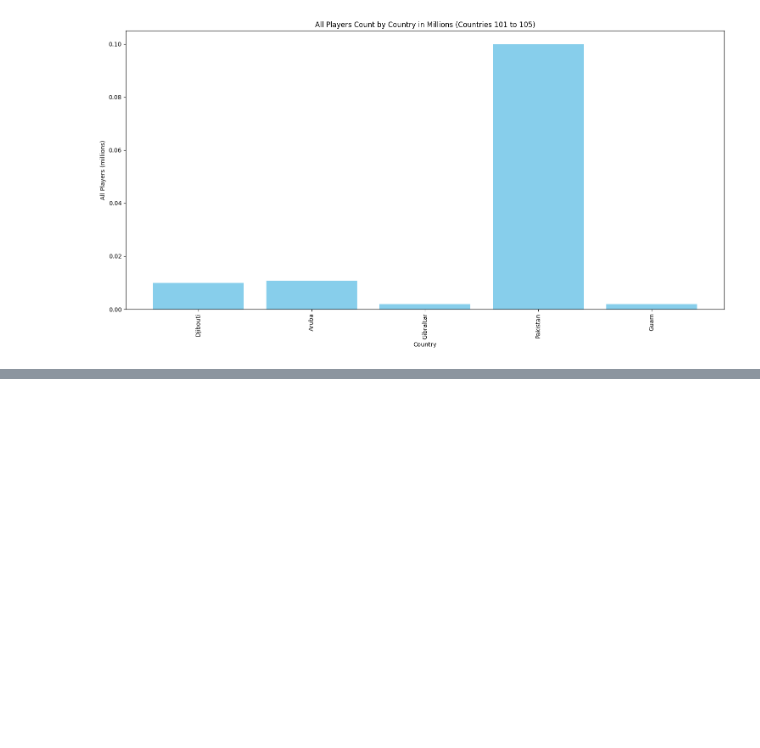
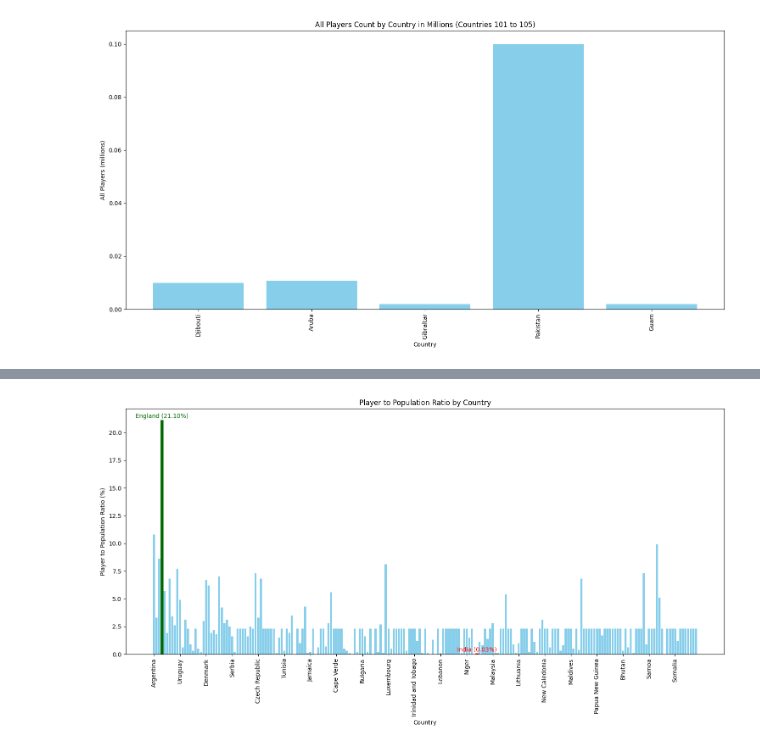
Before and after one commit to Modris12/Project_1, a Jupyter notebook: Main.ipynb, the cells around one changed output, grey strips where cells are left out. Saved outputs shown, nothing was run; the diff lists cells and outputs as text; code cells hidden in the pictures; blank space fills up the shorter version.

```diff
--- a/Main.ipynb
+++ b/Main.ipynb
@@ -888,0 +1039,45 @@ FIFA_main
+# %%
+import matplotlib.pyplot as plt
+
+# Sort the DataFrame by Rank and reset index
+FIFA_main_sorted = FIFA_main.sort_values(by='Rank').reset_index(drop=True)
+
+# Override India's percentage value to 0.03%
+if 'India' in FIFA_main_sorted['Nation'].values:
+    india_index = FIFA_main_sorted[FIFA_main_sorted['Nation'] == 'India'].index[0]
+    FIFA_main_sorted.at[india_index, 'Player to Population Ratio (%)'] = 0.03  # Set to 0.03%
+
+# Plot the data
+plt.figure(figsize=(15, 8))
+bars = plt.bar(FIFA_main_sorted['Nation'], FIFA_main_sorted['Player to Population Ratio (%)'], color='skyblue')
+
+# Function to highlight a country
+def highlight_country(country, color, edgecolor):
+    if country in FIFA_main_sorted['Nation'].values:
+        country_index = FIFA_main_sorted[FIFA_main_sorted['Nation'] == country].index[0]
+        bars[country_index].set_color(color)
+        bars[country_index].set_edgecolor(edgecolor)
+        bars[country_index].set_linewidth(2)
+
+        # Annotate with percentage
+        country_percentage = FIFA_main_sorted.loc[country_index, 'Player to Population Ratio (%)']
+        plt.text(country_index, country_percentage + 0.1,
+                 f'{country} ({country_percentage:.2f}%)',
+                 ha='center', va='bottom', color=edgecolor, fontsize=10)
+
+# Highlight India and England
+highlight_country('India', 'orange', 'red')
+highlight_country('England', 'green', 'darkgreen')
+
+# Set x-tick positions for every 10th country
+tick_positions = range(0, len(FIFA_main_sorted), 10)
+plt.xticks(tick_positions, [FIFA_main_sorted['Nation'].iloc[i] for i in tick_positions])
+
+plt.xlabel('Country')
+plt.ylabel('Player to Population Ratio (%)')
+plt.title('Player to Population Ratio by Country')
+plt.xticks(rotation=90)
+plt.tight_layout()
+plt.show()
+# %% [output]
+[figure, added]
```
Also changed, not shown: parts of 15 cells of this notebook, 2 other files.
